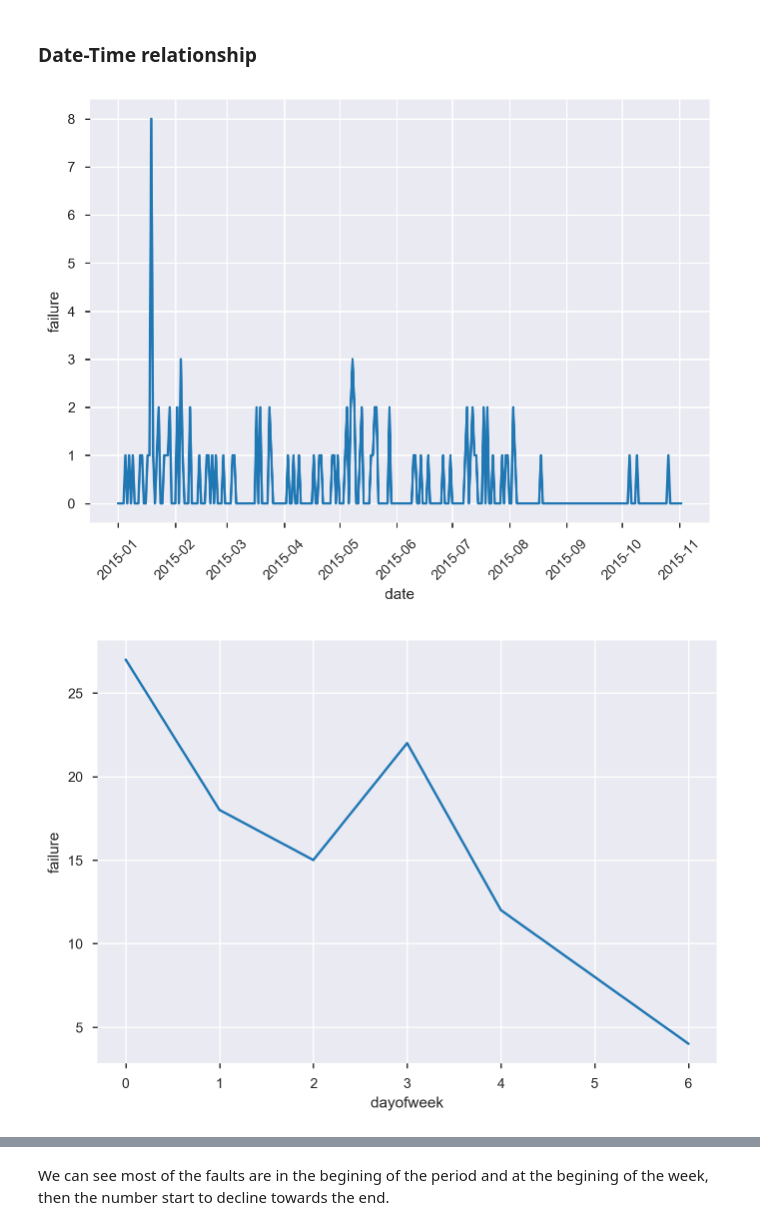
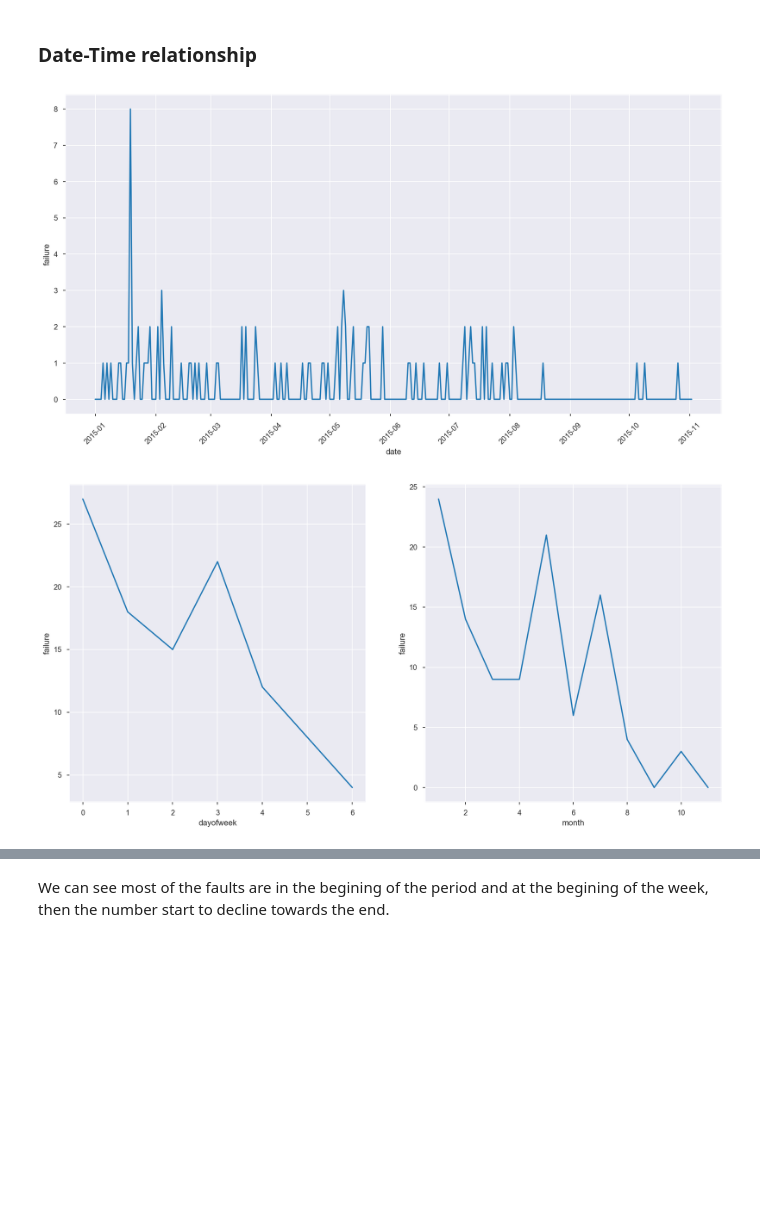
Before and after one commit to ammarwm/predictive_mainenance_imbalanced_data, a Jupyter notebook: predictive_maintenance.ipynb, the cells around one changed output, grey strips where cells are left out. Cells and saved outputs as stored; diff of their text form; code cells hidden in the pictures; blank space fills up the shorter version.

```diff
--- a/predictive_maintenance.ipynb
+++ b/predictive_maintenance.ipynb
@@ -95,19 +95,22 @@ plt.show()
 # %% [markdown]
 ### Date-Time relationship
 # %%
+plt.figure(figsize=(16,8))
 _ = data_df.groupby('date')['failure'].sum().reset_index()
 ax = sns.lineplot(x='date', y='failure', data=_)
 plt.xticks(rotation=45)
 plt.show()
 
+plt.figure(figsize=(16,8))
+plt.subplot(1, 2, 1)
 _ = data_df.groupby('dayofweek')['failure'].sum().reset_index()
 sns.lineplot(x='dayofweek', y='failure', data=_)
-plt.show()
 
+plt.subplot(1, 2, 2)
 _ = data_df.groupby('month')['failure'].sum().reset_index()
 _ = _.sort_values(by=['month'])
 sns.lineplot(x='month', y='failure', data=_)
 plt.show()
 # %% [output]
-[figure, old version]
+[figure, new version]
-[figure, old version]
+[figure, new version]
```
Also changed, not shown: parts of 15 cells of this notebook, 22 other files.
